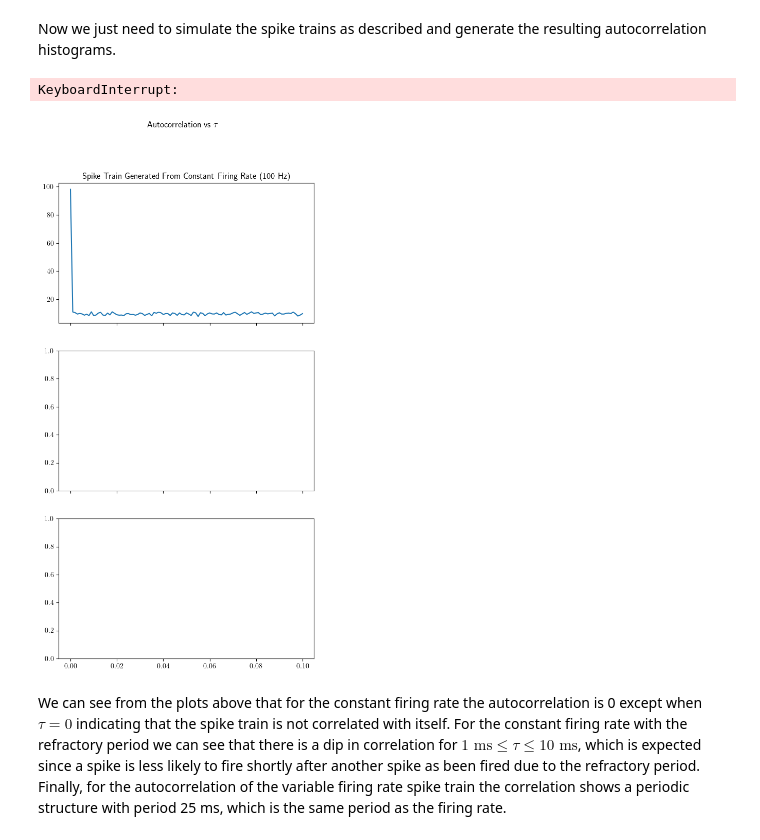
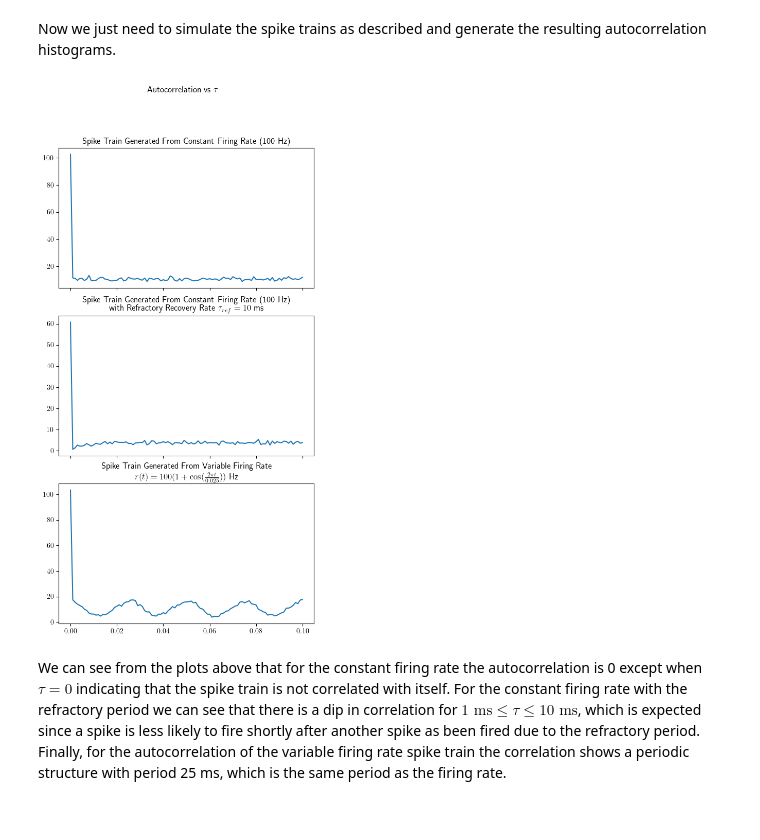
Before and after one commit to JKilgallen/theoretical_neuroscience, a Jupyter notebook: exercises/c1.ipynb, the cells around one changed output. Cells and saved outputs as stored; diff of their text form; code cells hidden in the pictures.

```diff
--- a/exercises/c1.ipynb
+++ b/exercises/c1.ipynb
@@ -183,7 +191,7 @@ constant value, $r(t) = r_0$. After every spike, set $r(t)$ to $0$, and then all
 ## Solution 2.1
 We may use the same technique as in [exercise 1.1](##solution-1.1) to generate spikes, however now the firing rate at time step $i+1$ is dependent on the firing rate at time step $i$, so we must generate spikes in sequence instead of concurrently.
 # %%
-def generate_poisson_spikes_with_refractory_period(r, tau, T, dt=1e-5 as_times = True):
+def generate_poisson_spikes_with_refractory_period(r, tau, T, dt=1e-5, as_times = True):
     """
     Generates a spike train as a Poisson process.
 
@@ -234,7 +242,7 @@ cvs = []
 taus = [tau * 0.001 for tau in range(1, 21)]
 intervals = []
 for tau in taus:
-    spikes = generate_poisson_spikes_with_refractory_period(100, 10, 1e-5, tau)
+    spikes = generate_poisson_spikes_with_refractory_period(100, tau,100, 1e-5)
     interspike_intervals = get_interspike_intervals(spikes)
     intervals.append(interspike_intervals)
     cv = get_coefficient_of_variation(interspike_intervals)
@@ -274,7 +262,7 @@ We can see from the plot above that as $\tau_\text{ref}$ increases the coefficie
 We can use the interspike intervals calculated in the previous part to generate histograms for different value of $\tau_\text{ref}$ in the range $1 \text{ ms} \leq \tau_\text{ref} \leq 20 \text{ ms}$.
 # %%
 samples = [0,1,4,9,16]
-fig, axs = plt.subplots(len(samples), sharex= True)
+fig, axs = plt.subplots(len(samples), sharex= True, sharey=True)
 fig.set_figheight(18)
 
 for i in range(len(samples)):
@@ -310,7 +278,7 @@ We can see from the plots above that as $\tau_{\text{ref}}$ increases, the kurto
 ## Solution 1.4
 Finally we can compute the Fano Factor for varying counting intervals by generating a single spike train with $\tau_{\text{ref}}=10$ ms and calculating spike counts for the different counting intervals.
 # %%
-spikes = generate_poisson_spikes_with_refractory_period(100, 60, 0.01)
+spikes = generate_poisson_spikes_with_refractory_period(100, 0.01, 100, 1e-5)
 counting_intervals = [i*0.001 for i in range(1,101)]
 fano_factors = [get_fano_factor(spikes, t) for t in counting_intervals]
 
@@ -388,28 +358,27 @@ Now we just need to simulate the spike trains as described and generate the resu
 # %%
 fig, axs = plt.subplots(3, sharex=True, sharey=False)
 fig.set_figheight(12)
 fig.suptitle(r'Autocorrelation vs $\tau$')
 
 taus = [i*0.001 for i in range(101)]
 
 spikes = generate_poisson_spikes(100, 10, 0.001)
 auto_corr = [get_spike_train_autocorrelation(spikes, 10, tau) for tau in taus]
 axs[0].plot(taus, auto_corr);
 axs[0].set_title('Spike Train Generated From Constant Firing Rate (100 Hz)')
 
-spikes = generate_poisson_spikes_with_refractory_period(100, 10, 0.01, 0.001)
+spikes = generate_poisson_spikes_with_refractory_period(100, 0.01, 10, 0.001)
 auto_corr = [get_spike_train_autocorrelation(spikes, 10, tau) for tau in taus]
 axs[1].plot(taus, auto_corr);
 axs[1].set_title('Spike Train Generated From Constant Firing Rate (100 Hz)\n' + r'with Refractory Recovery Rate $\tau_{ref}=10$ ms')
 
 r = np.array([100*(1+np.cos(2*np.pi*t*1e-3/0.025)) for t in range(int(10/1e-3))])
 spikes = generate_poisson_spikes(r, 10, 0.001)
 auto_corr = [get_spike_train_autocorrelation(spikes, 10, tau) for tau in taus]
 axs[2].plot(taus, auto_corr);
 axs[2].set_title('Spike Train Generated From Variable Firing Rate\n' + r'$r(t) = 100(1+\cos(\frac{2\pi t}{0.025}))$ Hz');
 # %% [output]
-KeyboardInterrupt:
-[figure, old version]
+[figure, new version]
 # %% [markdown]
 We can see from the plots above that for the constant firing rate the autocorrelation is 0 except when $\tau=0$ indicating that the spike train is not correlated with itself. For the constant firing rate with the refractory period we can see that there is a dip in correlation  for $1\text{ ms} \leq \tau \leq 10 \text{ ms}$, which is expected since a spike is less likely to fire shortly after another spike as been fired due to the refractory period. Finally, for the autocorrelation of the variable firing rate spike train the correlation shows a periodic structure with period 25 ms, which is the same period as the firing rate.
 # %% [markdown]
```
Also changed, not shown: parts of 36 cells of this notebook.
